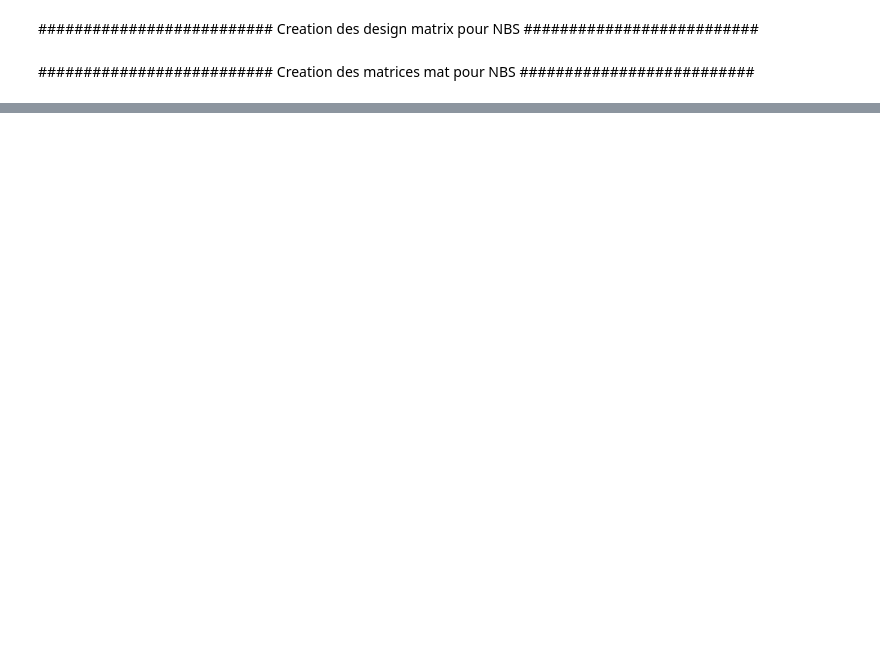
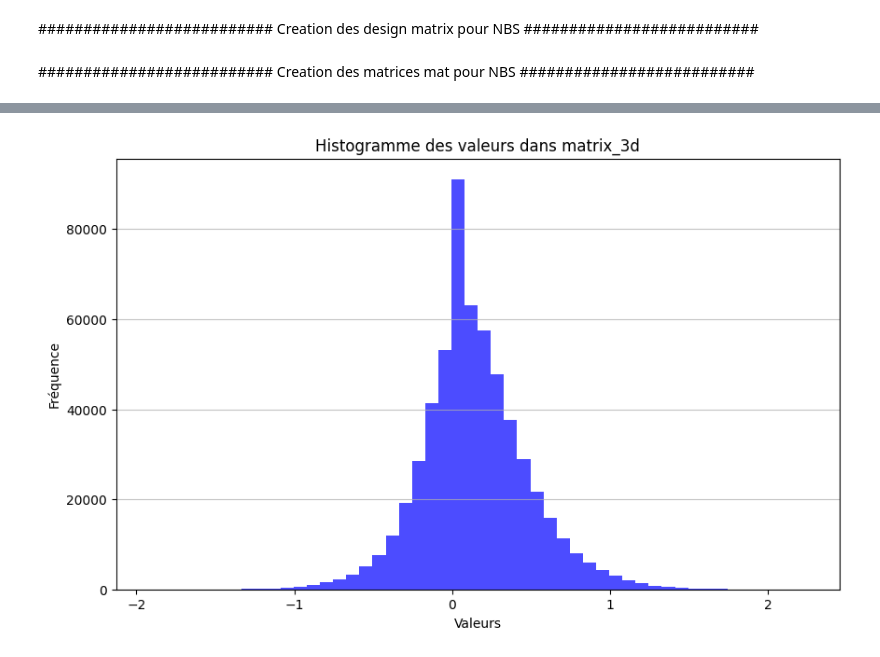
Before and after one commit to RomainViardLille/LiiFE, a Jupyter notebook: PACTE1.ipynb, the cells around one changed output, grey strips where cells are left out. Cells and saved outputs as stored; diff of their text form; code cells hidden in the pictures; blank space fills up the shorter version.

```diff
--- a/PACTE1.ipynb
+++ b/PACTE1.ipynb
@@ -592,0 +658,16 @@ Reading file: /NAS/dumbo/protocoles/PACTE1/data/bids/derivatives_v2.0/NBS/sub-04
+# %%
+import matplotlib.pyplot as plt
+
+# Aplatir la matrice 3D pour obtenir toutes les valeurs dans un tableau 1D
+values = matrix_3d.flatten()
+
+# Tracer l'histogramme
+plt.figure(figsize=(10, 6))
+plt.hist(values, bins=50, color='blue', alpha=0.7)
+plt.title("Histogramme des valeurs dans matrix_3d")
+plt.xlabel("Valeurs")
+plt.ylabel("Fréquence")
+plt.grid(axis='y', alpha=0.75)
+plt.show()
+# %% [output]
+[figure, added]
```
Also changed, not shown: parts of 7 cells of this notebook.
